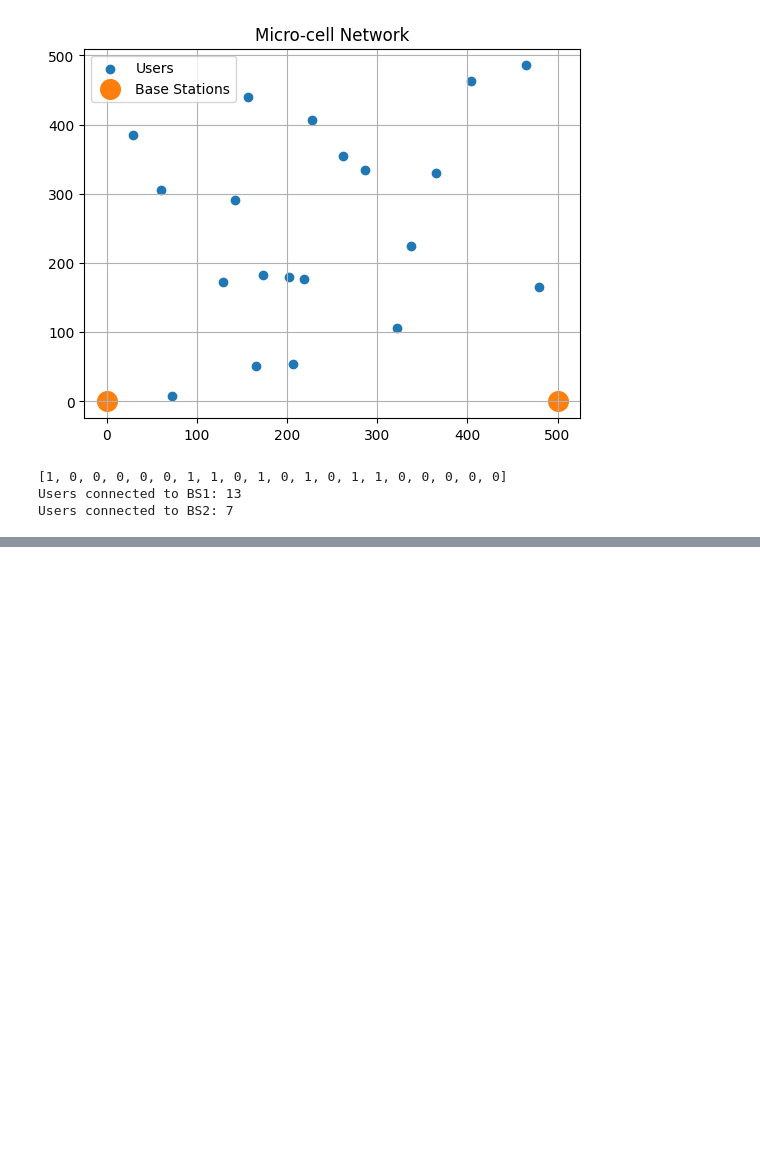
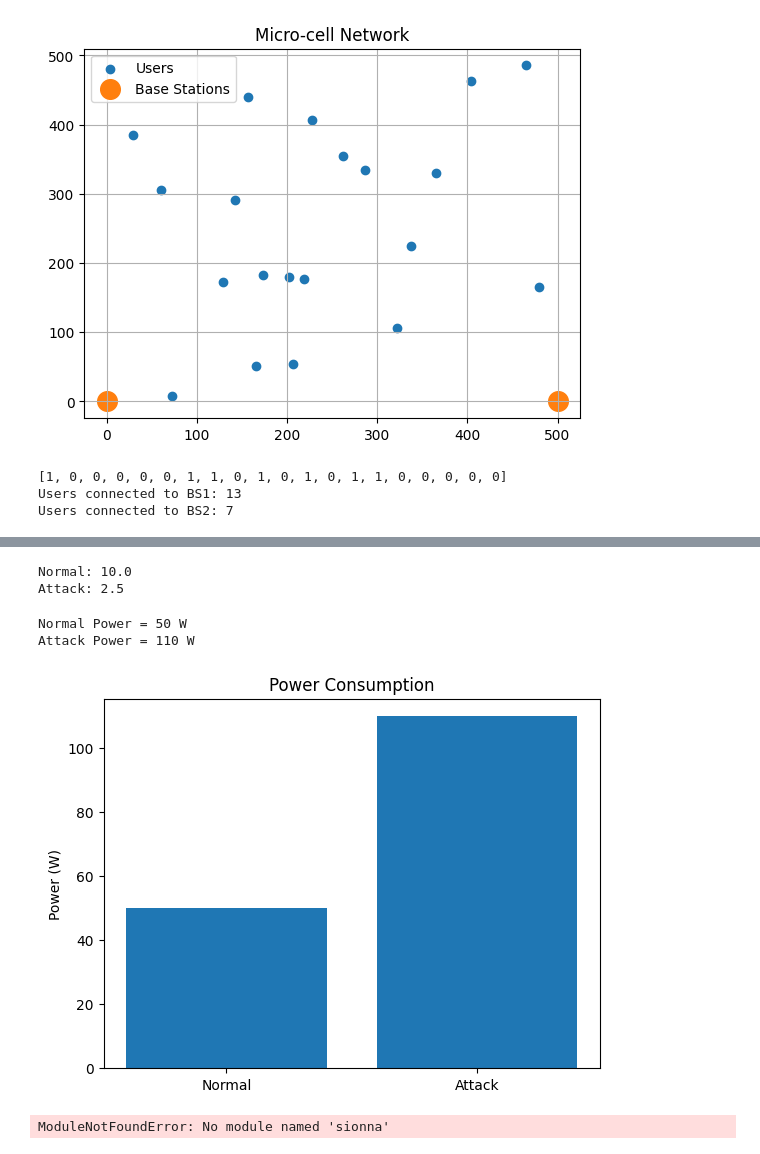
Before and after one commit to Chathuranga630/sionna, a Jupyter notebook: Spoofed_Traffic.ipynb, the cells around one changed output, grey strips where cells are left out. Cells and saved outputs as stored; diff of their text form; code cells hidden in the pictures; blank space fills up the shorter version.

```diff
--- a/Spoofed_Traffic.ipynb
+++ b/Spoofed_Traffic.ipynb
@@ -59,0 +92,52 @@ Users connected to BS2: 7
+# %%
+capacity = 100
+
+normal_load = 10
+attack_load = 40
+
+throughput_normal = capacity/normal_load
+throughput_attack = capacity/attack_load
+
+print("Normal:",throughput_normal)
+print("Attack:",throughput_attack)
+# %% [output]
+Normal: 10.0
+Attack: 2.5
+# %%
+P_idle = 30
+P_user = 2
+
+normal_users = 10
+attack_users = 40
+
+normal_power = P_idle + P_user*normal_users
+attack_power = P_idle + P_user*attack_users
+
+print("Normal Power =",normal_power,"W")
+print("Attack Power =",attack_power,"W")
+# %% [output]
+Normal Power = 50 W
+Attack Power = 110 W
+# %%
+import matplotlib.pyplot as plt
+
+scenarios = ["Normal","Attack"]
+power = [50,110]
+
+plt.bar(scenarios,power)
+
+plt.ylabel("Power (W)")
+plt.title("Power Consumption")
+
+plt.savefig("power_comparison.png")
+plt.show()
+# %% [output]
+[figure, added]
+# %%
+import tensorflow as tf
+import sionna
+
+print("TensorFlow:",tf.__version__)
+print("Sionna:",sionna.__version__)
+# %% [output]
+ModuleNotFoundError: No module named 'sionna'
```
Also changed, not shown: parts of 2 cells of this notebook.
